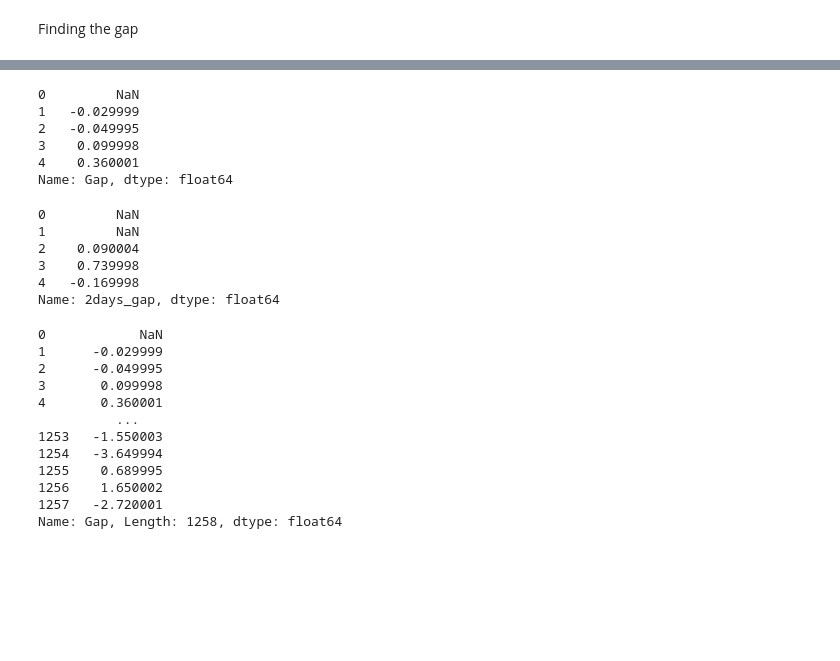
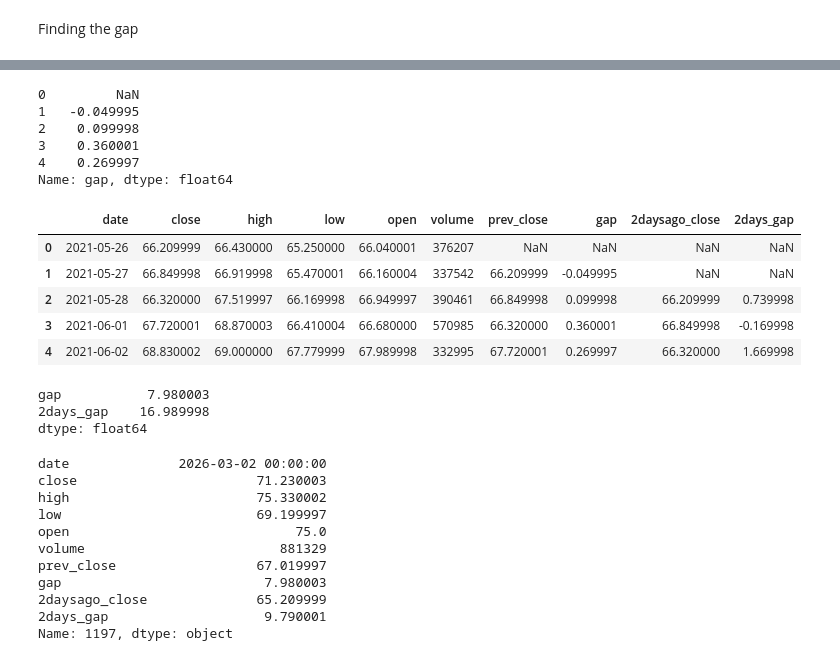
Before and after one commit to farzanekram07/oil-price-trend-analysis, a Jupyter notebook: 01_yahoo_finance_data_loading.ipynb, the cells around one changed output, grey strips where cells are left out. Saved outputs shown, nothing was run; the diff lists cells and outputs as text; code cells hidden in the pictures; blank space fills up the shorter version.

```diff
--- a/01_yahoo_finance_data_loading.ipynb
+++ b/01_yahoo_finance_data_loading.ipynb
@@ -202,2 +205,6 @@ wti[["Open", "Close"]].head(10)
 # %% [markdown]
 Finding the gap
+# %%
+# previous close as a new column - so that when we pull entire single row it will give prev_close
+wti['prev_close'] = wti['close'].shift(1)
+wti.head()
@@ -204,39 +218,45 @@ Finding the gap
 # %%
-# previous day gap
-wti['Gap'] = wti['Open'] - wti['Close'].shift(1)
-wti['Gap'].head(5)
+# daily gap
+wti['gap'] = wti['open'] - wti['prev_close']
+wti['gap'].head(5)
 # %% [output]
 0         NaN
-1   -0.029999
-2   -0.049995
-3    0.099998
-4    0.360001
-Name: Gap, dtype: float64
+1   -0.049995
+2    0.099998
+3    0.360001
+4    0.269997
+Name: gap, dtype: float64
 # %%
-# day before yesterday gap
-wti['Close_2days_ago'] = wti['Close'].shift(2)
-wti['2days_gap'] = wti['Open'] - wti['Close_2days_ago']
-wti['2days_gap'].head(5)
+# 2days_gap
+wti['2daysago_close'] = wti['close'].shift(2)
+wti['2days_gap'] = wti['open'] - wti['2daysago_close']
+wti.head()
 # %% [output]
-0         NaN
-1         NaN
-2    0.090004
-3    0.739998
-4   -0.169998
-Name: 2days_gap, dtype: float64
+|  | date | close | high | low | open | volume | prev_close | gap | 2daysago_close | 2days_gap |
+| 0 | 2021-05-26 | 66.209999 | 66.430000 | 65.250000 | 66.040001 | 376207 | NaN | NaN | NaN | NaN |
+| 1 | 2021-05-27 | 66.849998 | 66.919998 | 65.470001 | 66.160004 | 337542 | 66.209999 | -0.049995 | NaN | NaN |
+| 2 | 2021-05-28 | 66.320000 | 67.519997 | 66.169998 | 66.949997 | 390461 | 66.849998 | 0.099998 | 66.209999 | 0.739998 |
+| 3 | 2021-06-01 | 67.720001 | 68.870003 | 66.410004 | 66.680000 | 570985 | 66.320000 | 0.360001 | 66.849998 | -0.169998 |
+| 4 | 2021-06-02 | 68.830002 | 69.000000 | 67.779999 | 67.989998 | 332995 | 67.720001 | 0.269997 | 66.320000 | 1.669998 |
 # %%
-#i am trying to find if there any gap has biger value
-wti['Gap']
+#bigger value in gap
+wti[['gap', '2days_gap']].max()
 # %% [output]
-0            NaN
-1      -0.029999
-2      -0.049995
-3       0.099998
-4       0.360001
-          ...
-1253   -1.550003
-1254   -3.649994
-1255    0.689995
-1256    1.650002
-1257   -2.720001
-Name: Gap, Length: 1258, dtype: float64
+gap           7.980003
+2days_gap    16.989998
+dtype: float64
+# %%
+#bigger value with row
+wti.loc[wti['gap'].idxmax()]
+# %% [output]
+date              2026-03-02 00:00:00
+close                       71.230003
+high                        75.330002
+low                         69.199997
+open                             75.0
+volume                         881329
+prev_close                  67.019997
+gap                          7.980003
+2daysago_close              65.209999
+2days_gap                    9.790001
+Name: 1197, dtype: object
```
Also changed, not shown: parts of 17 cells of this notebook.
